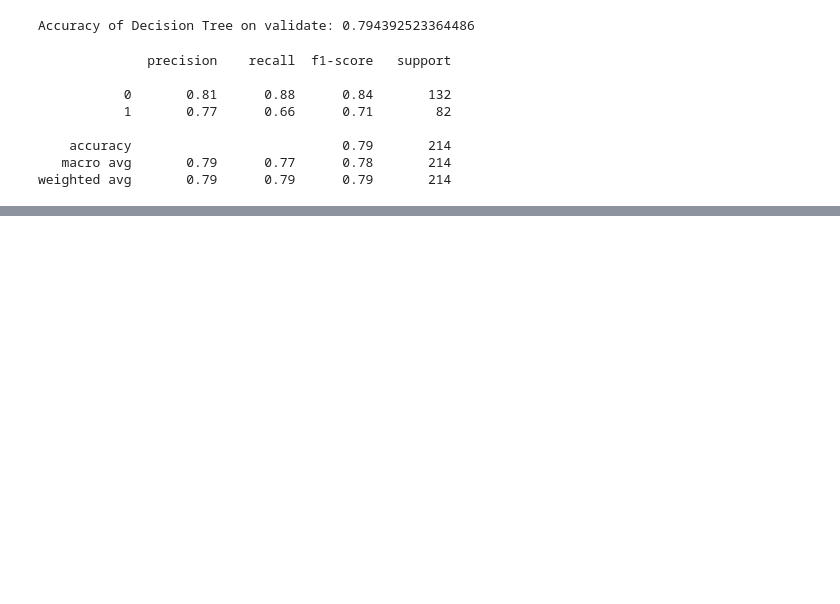
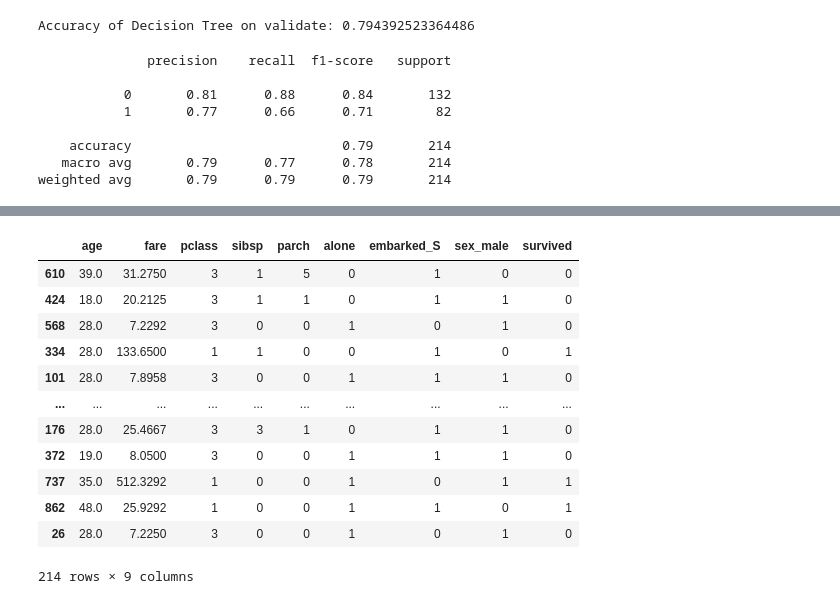
Before and after one commit to KyleTaylorGreen/classification-exercises, a Jupyter notebook: model.ipynb, the cells around one changed output, grey strips where cells are left out. Drawn from its saved outputs; the diff is of its cells as text; code cells hidden in the pictures; blank space fills up the shorter version.

```diff
--- a/model.ipynb
+++ b/model.ipynb
@@ -282,0 +266,16 @@ train.fare.isna().sum()
+# %%
+validate
+# %% [output]
+|  | age | fare | pclass | sibsp | parch | alone | embarked_S | sex_male | survived |
+| 610 | 39.0 | 31.2750 | 3 | 1 | 5 | 0 | 1 | 0 | 0 |
+| 424 | 18.0 | 20.2125 | 3 | 1 | 1 | 0 | 1 | 1 | 0 |
+| 568 | 28.0 | 7.2292 | 3 | 0 | 0 | 1 | 0 | 1 | 0 |
+| 334 | 28.0 | 133.6500 | 1 | 1 | 0 | 0 | 1 | 0 | 1 |
+| 101 | 28.0 | 7.8958 | 3 | 0 | 0 | 1 | 1 | 1 | 0 |
+| ... | ... | ... | ... | ... | ... | ... | ... | ... | ... |
+| 176 | 28.0 | 25.4667 | 3 | 3 | 1 | 0 | 1 | 1 | 0 |
+| 372 | 19.0 | 8.0500 | 3 | 0 | 0 | 1 | 1 | 1 | 0 |
+| 737 | 35.0 | 512.3292 | 1 | 0 | 0 | 1 | 0 | 1 | 1 |
+| 862 | 48.0 | 25.9292 | 1 | 0 | 0 | 1 | 1 | 0 | 1 |
+| 26 | 28.0 | 7.2250 | 3 | 0 | 0 | 1 | 0 | 1 | 0 |
+214 rows × 9 columns
```
Also changed, not shown: parts of 7 cells of this notebook, 4 other files.
